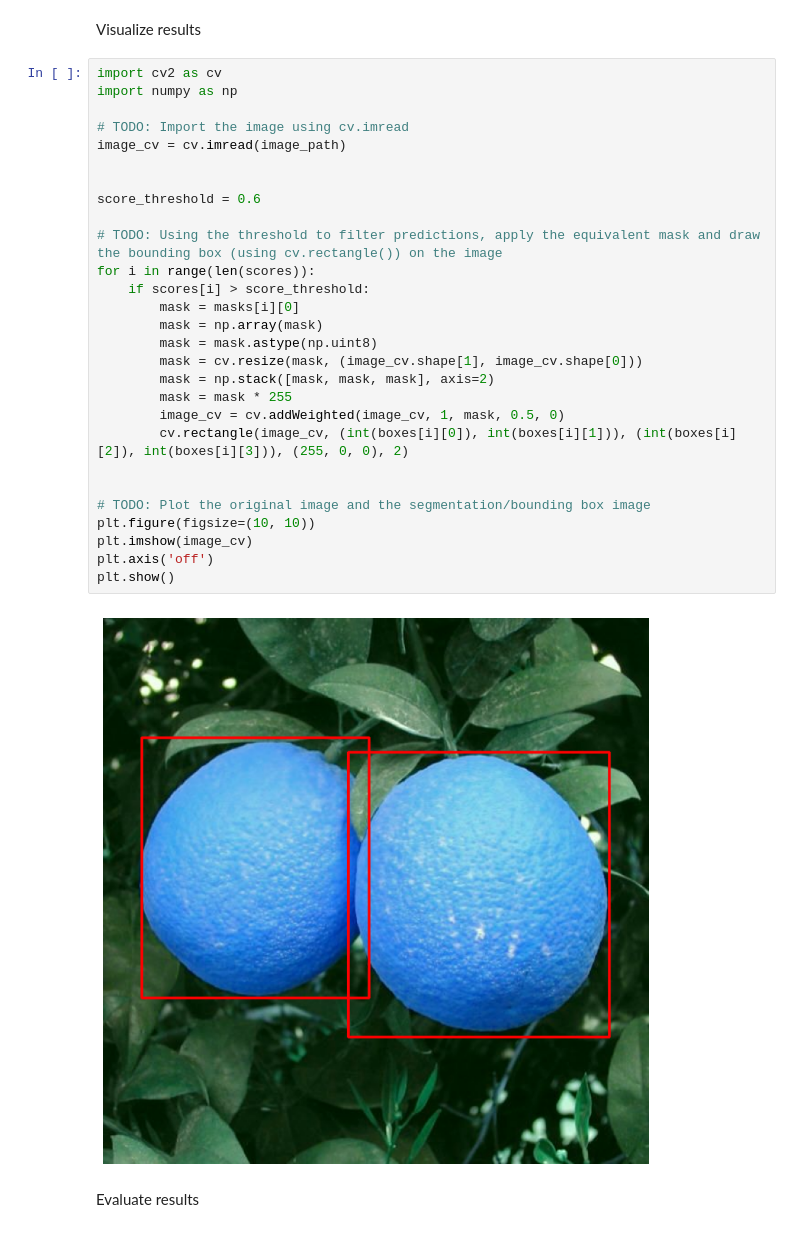
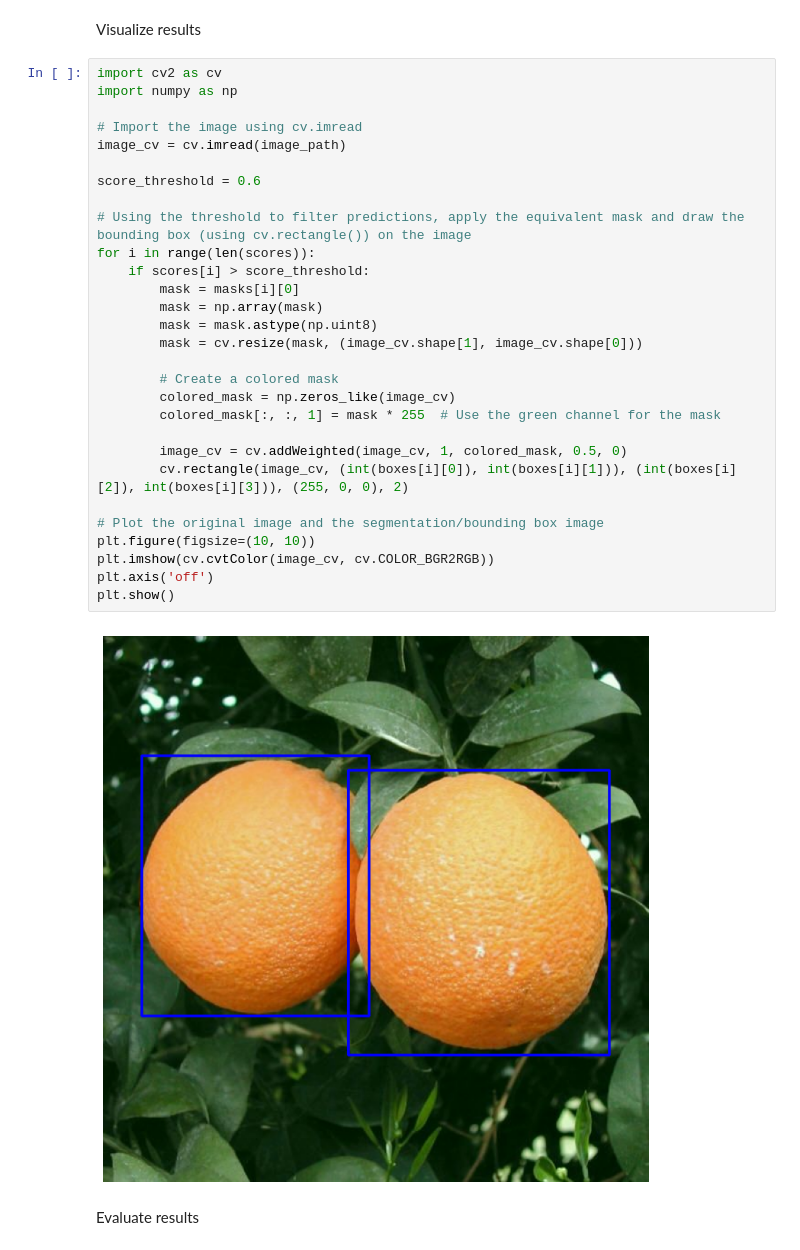
Before and after one commit to lhwitten/fall24-module2-vision-sensing, a Jupyter notebook: lesson2.ipynb, the cells around one changed output. Drawn from its saved outputs; the diff is of its cells as text.

```diff
--- a/lesson2.ipynb
+++ b/lesson2.ipynb
@@ -165,33 +165,34 @@ Visualize results
 # %%
 import cv2 as cv
 import numpy as np
 
-# TODO: Import the image using cv.imread
+# Import the image using cv.imread
 image_cv = cv.imread(image_path)
-
 
 score_threshold = 0.6
 
-# TODO: Using the threshold to filter predictions, apply the equivalent mask and draw the bounding box (using cv.rectangle()) on the image
+# Using the threshold to filter predictions, apply the equivalent mask and draw the bounding box (using cv.rectangle()) on the image
 for i in range(len(scores)):
     if scores[i] > score_threshold:
         mask = masks[i][0]
         mask = np.array(mask)
         mask = mask.astype(np.uint8)
         mask = cv.resize(mask, (image_cv.shape[1], image_cv.shape[0]))
-        mask = np.stack([mask, mask, mask], axis=2)
-        mask = mask * 255
-        image_cv = cv.addWeighted(image_cv, 1, mask, 0.5, 0)
+
+        # Create a colored mask
+        colored_mask = np.zeros_like(image_cv)
+        colored_mask[:, :, 1] = mask * 255  # Use the green channel for the mask
+
+        image_cv = cv.addWeighted(image_cv, 1, colored_mask, 0.5, 0)
         cv.rectangle(image_cv, (int(boxes[i][0]), int(boxes[i][1])), (int(boxes[i][2]), int(boxes[i][3])), (255, 0, 0), 2)
 
-
-# TODO: Plot the original image and the segmentation/bounding box image
+# Plot the original image and the segmentation/bounding box image
 plt.figure(figsize=(10, 10))
-plt.imshow(image_cv)
+plt.imshow(cv.cvtColor(image_cv, cv.COLOR_BGR2RGB))
 plt.axis('off')
 plt.show()
 # %% [output]
-[figure, old version]
+[figure, new version]
 # %% [markdown]
 Evaluate results
 # %%
```
Also changed, not shown: parts of 1 cell of this notebook.
